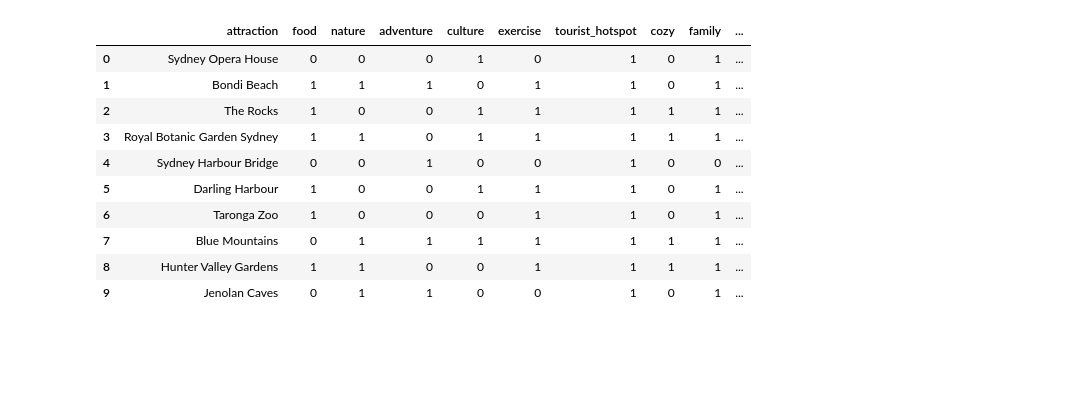
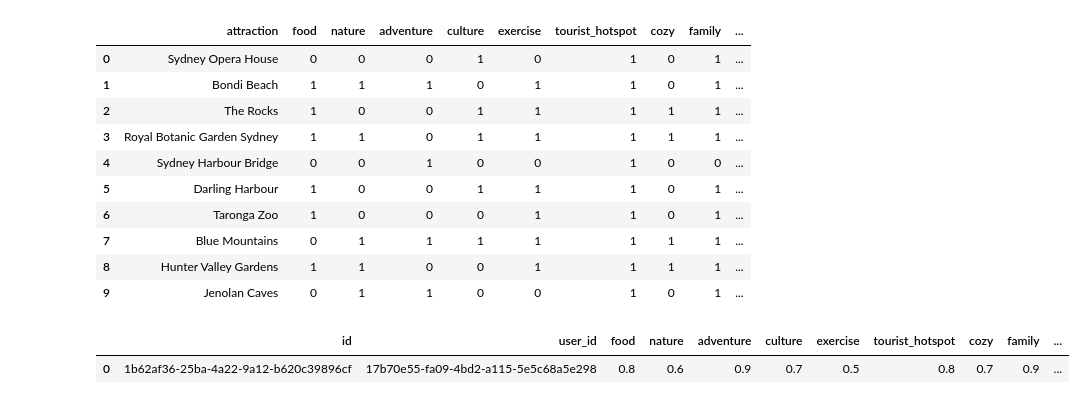
Before and after one commit to JoshCLim/csesocFlagshipHackathon2023, a Jupyter notebook: models/Testing.ipynb, the cells around one changed output. Cells and saved outputs as stored; diff of their text form; code cells hidden in the pictures; blank space fills up the shorter version.

```diff
--- a/models/Testing.ipynb
+++ b/models/Testing.ipynb
@@ -594,3 +594,31 @@ pd.read_json(json_data)
 | 7 | Blue Mountains | 0 | 1 | 1 | 1 | 1 | 1 | 1 | 1 | ... |
 | 8 | Hunter Valley Gardens | 1 | 1 | 0 | 0 | 1 | 1 | 1 | 1 | ... |
 | 9 | Jenolan Caves | 0 | 1 | 1 | 0 | 0 | 1 | 0 | 1 | ... |
+# %%
+import json
+
+data = [
+  {
+    "id": "1b62af36-25ba-4a22-9a12-b620c39896cf",
+    "user_id": "17b70e55-fa09-4bd2-a115-5e5c68a5e298",
+    "food": 0.8,
+    "nature": 0.6,
+    "adventure": 0.9,
+    "culture": 0.7,
+    "exercise": 0.5,
+    "tourist_hotspot": 0.8,
+    "cozy": 0.7,
+    "family": 0.9,
+    "wildlife": 0.6,
+    "near_cbd": 0.8,
+    "disabled_accessibility": 0.4
+  }
+]
+
+json_data = json.dumps(data, indent=2)  # Convert dictionary to JSON string with indentation
+
+df = pd.read_json(json_data)
+df
+# %% [output]
+|  | id | user_id | food | nature | adventure | culture | exercise | tourist_hotspot | cozy | family | ... |
+| 0 | 1b62af36-25ba-4a22-9a12-b620c39896cf | 17b70e55-fa09-4bd2-a115-5e5c68a5e298 | 0.8 | 0.6 | 0.9 | 0.7 | 0.5 | 0.8 | 0.7 | 0.9 | ... |
```
Also changed, not shown: parts of 2 cells of this notebook, 3 other files.
